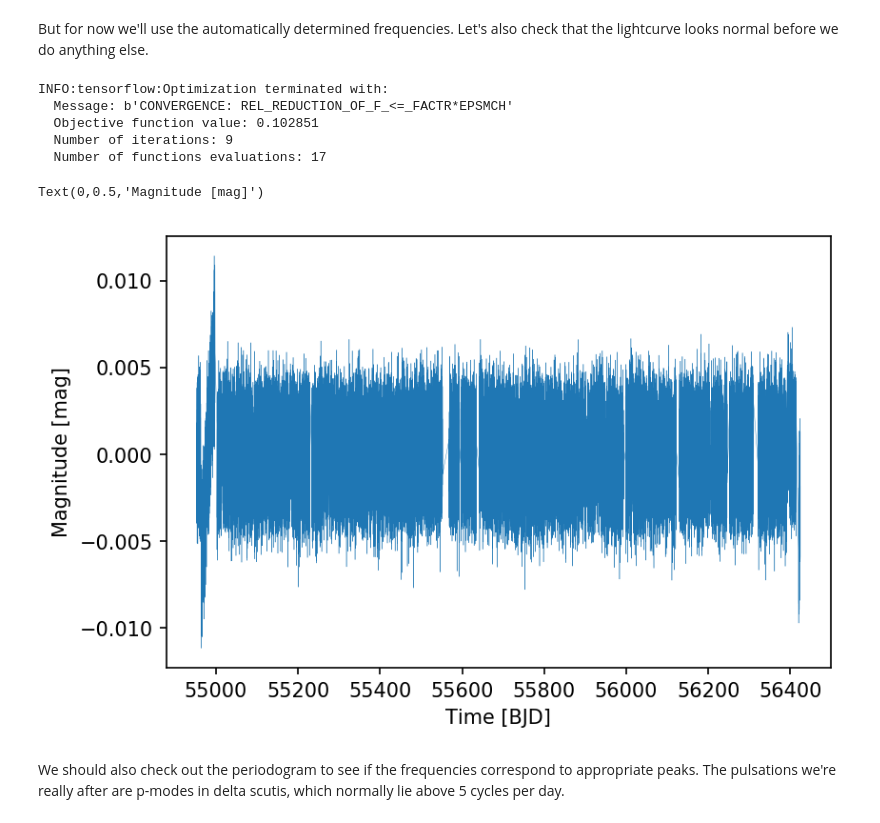
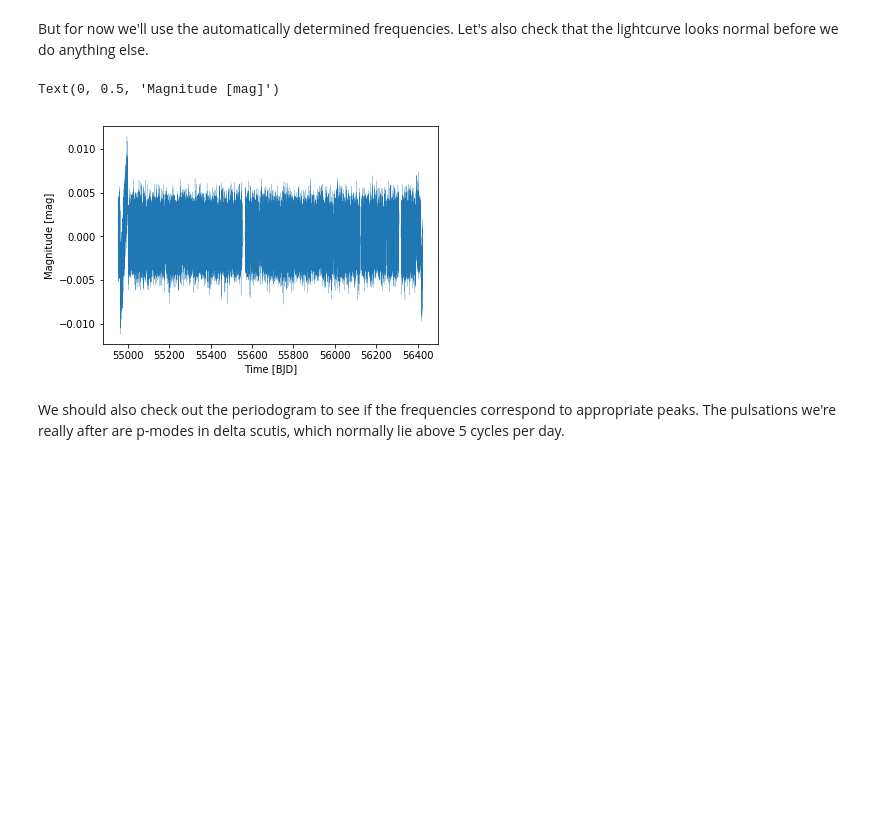
Before and after one commit to danhey/timedelay, a Jupyter notebook: time delay tutorial.ipynb, the cells around one changed output. Saved outputs shown, nothing was run; the diff lists cells and outputs as text; code cells hidden in the pictures; blank space fills up the shorter version.

```diff
--- a/time delay tutorial.ipynb
+++ b/time delay tutorial.ipynb
@@ -26,4 +26,4 @@ INFO:tensorflow:Optimization terminated with:
 # %%
 # Method 2. Using the module to download a target star photometry from the MAST archives.
 # This will only really work with Kepler stars.
-td = TimeDelay.from_archive(9651065)
+td = TimeDelay.from_archive(8264492)
@@ -45,23 +39,18 @@ array([19.47767525, 21.71213332, 30.80189357, 17.69941468, 22.69429279,
 # %% [markdown]
 If you have your own frequencies you want to use instead of automatic ones, you can pass them in with the `freqs` keyword:
 # %%
-td = TimeDelay(times, mags, freqs=[19.477])
+#td = TimeDelay(times, mags, freqs=[19.477])
 # %% [markdown]
 But for now we'll use the automatically determined frequencies. Let's also check that the lightcurve looks normal before we do anything else.
 # %%
-td = TimeDelay(times, mags)
+#td = TimeDelay(times, mags)
 
 plt.plot(td.times, td.mags, linewidth=0.2)
 plt.xlabel('Time [BJD]')
 plt.ylabel('Magnitude [mag]')
 # %% [output]
-INFO:tensorflow:Optimization terminated with:
-  Message: b'CONVERGENCE: REL_REDUCTION_OF_F_<=_FACTR*EPSMCH'
-  Objective function value: 0.102851
-  Number of iterations: 9
-  Number of functions evaluations: 17
+Text(0, 0.5, 'Magnitude [mag]')
-Text(0,0.5,'Magnitude [mag]')
-[figure, old version]
+[figure, new version]
 # %% [markdown]
 We should also check out the periodogram to see if the frequencies correspond to appropriate peaks. The pulsations we're really after are p-modes in delta scutis, which normally lie above 5 cycles per day.
 # %%
```
Also changed, not shown: parts of 8 cells of this notebook.
